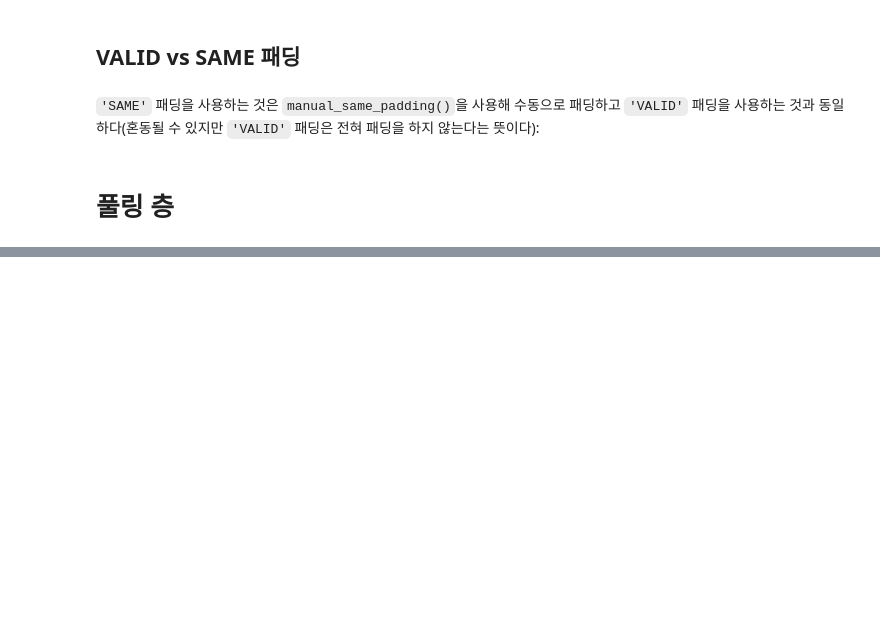
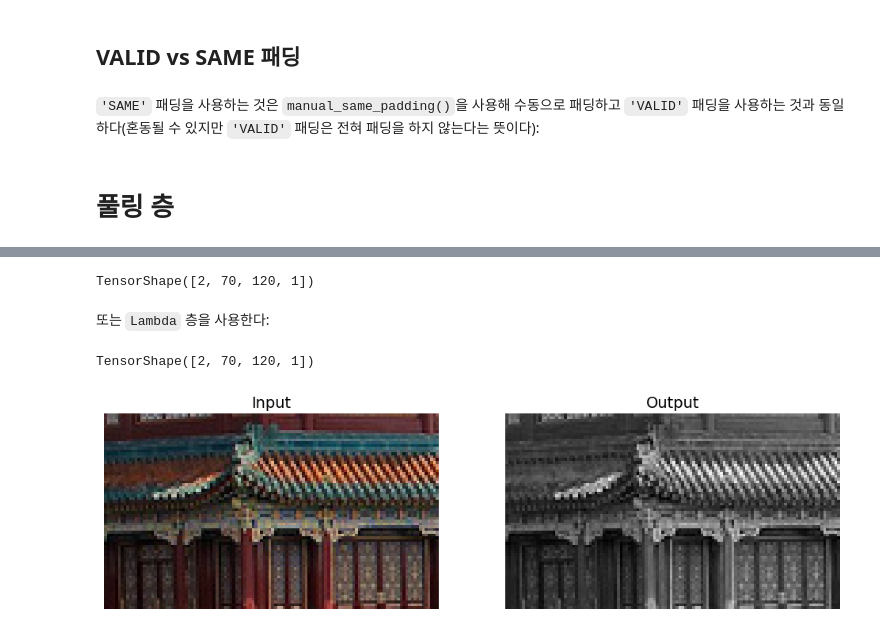
Before and after one commit to r0cd7b/deep_computer_vision_with_cnns, a Jupyter notebook: deep_computer_vision_with_cnns.ipynb, the cells around one changed output, grey strips where cells are left out. Cells and saved outputs as stored; diff of their text form; code cells hidden in the pictures; blank space fills up the shorter version.

```diff
--- a/deep_computer_vision_with_cnns.ipynb
+++ b/deep_computer_vision_with_cnns.ipynb
@@ -181,0 +209,42 @@ assert np.allclose(valid_output.numpy(), same_output.numpy())
+# %%
+class DepthMaxPool(keras.layers.Layer):
+    def __init__(self, pool_size, strides=None, padding='VALID', **kwargs):
+        super().__init__(**kwargs)
+        if strides is None:
+            strides = pool_size
+        self.pool_size = pool_size
+        self.strides = strides
+        self.padding = padding
+
+    def call(self, inputs):
+        return tf.nn.max_pool(
+            inputs, ksize=(1, 1, 1, self.pool_size), strides=(1, 1, 1, self.pool_size), padding=self.padding
+        )
+# %%
+depth_pool = DepthMaxPool(3)
+with tf.device('/cpu:0'):  # 아직 GPU 커널이 없다.
+    depth_output = depth_pool(cropped_images)
+depth_output.shape
+# %% [output]
+TensorShape([2, 70, 120, 1])
+# %% [markdown]
+또는 `Lambda` 층을 사용한다:
+# %%
+depth_pool = keras.layers.Lambda(lambda X: tf.nn.max_pool(X, ksize=(1, 1, 1, 3), strides=(1, 1, 1, 3), padding='VALID'))
+with tf.device('/cpu:0'):  # 아직 GPU 커널이 없다.
+    depth_output = depth_pool(cropped_images)
+depth_output.shape
+# %% [output]
+TensorShape([2, 70, 120, 1])
+# %%
+plt.figure(figsize=(12, 8))
+plt.subplot(1, 2, 1)
+plt.title('Input', fontsize=14)
+plot_color_image(cropped_images[0])  # 첫 번째 이미지 그리기
+plt.subplot(1, 2, 2)
+plt.title('Output', fontsize=14)
+plot_image(depth_output[0, ..., 0])  # 첫 번째 이미지 출력 그리기
+plt.axis('off')
+plt.show()
+# %% [output]
+[figure, added]
```
Also changed, not shown: parts of 6 cells of this notebook, 1 other file.
